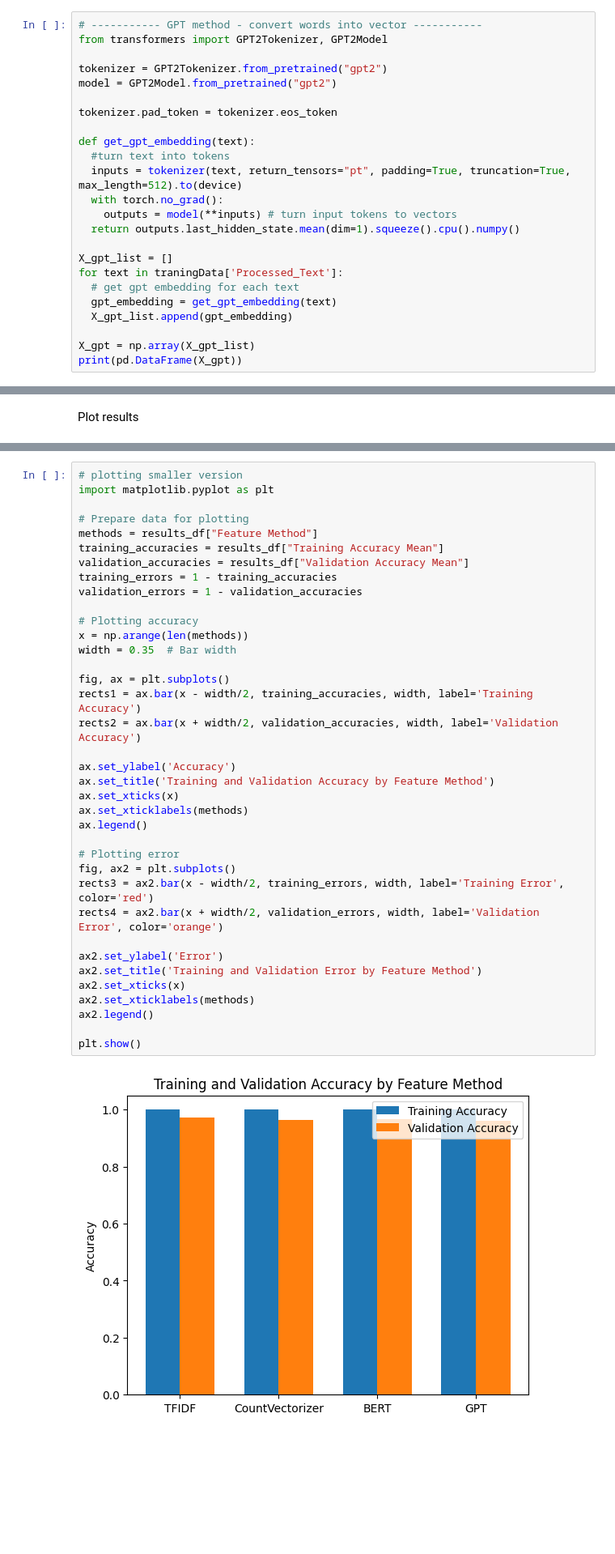
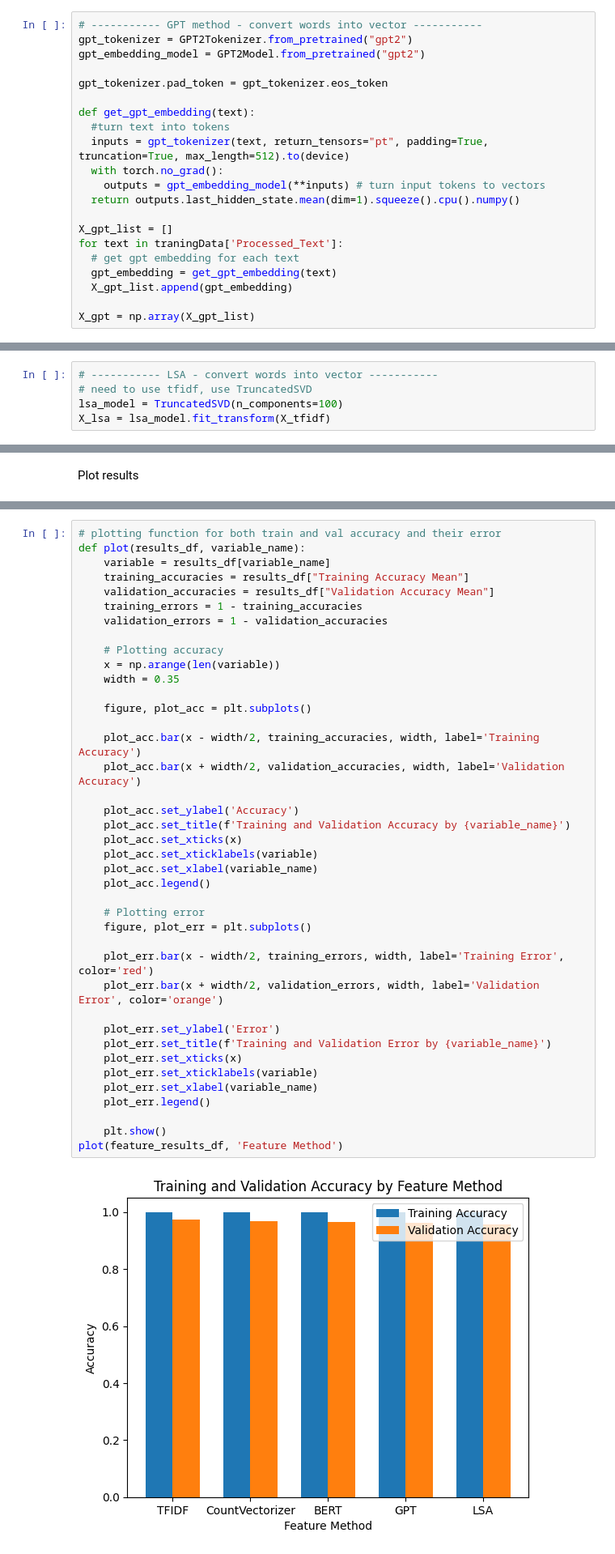
Before and after one commit to nsano1/CSE572HW2, a Jupyter notebook: code.ipynb, the cells around one changed output, grey strips where cells are left out. Shown at 81% size. Saved outputs shown, nothing was run; the diff lists cells and outputs as text; blank space fills up the shorter version.

```diff
--- a/code.ipynb
+++ b/code.ipynb
@@ -190,17 +122,15 @@ print(pd.DataFrame(X_bert))
 # %%
 # ----------- GPT method - convert words into vector -----------
-from transformers import GPT2Tokenizer, GPT2Model
+gpt_tokenizer = GPT2Tokenizer.from_pretrained("gpt2")
+gpt_embedding_model = GPT2Model.from_pretrained("gpt2")
 
-tokenizer = GPT2Tokenizer.from_pretrained("gpt2")
-model = GPT2Model.from_pretrained("gpt2")
-
-tokenizer.pad_token = tokenizer.eos_token
+gpt_tokenizer.pad_token = gpt_tokenizer.eos_token
 
 def get_gpt_embedding(text):
   #turn text into tokens
-  inputs = tokenizer(text, return_tensors="pt", padding=True, truncation=True, max_length=512).to(device)
+  inputs = gpt_tokenizer(text, return_tensors="pt", padding=True, truncation=True, max_length=512).to(device)
   with torch.no_grad():
-    outputs = model(**inputs) # turn input tokens to vectors
+    outputs = gpt_embedding_model(**inputs) # turn input tokens to vectors
   return outputs.last_hidden_state.mean(dim=1).squeeze().cpu().numpy()
 
 X_gpt_list = []
@@ -210,4 +140,3 @@ for text in traningData['Processed_Text']:
   X_gpt_list.append(gpt_embedding)
 
 X_gpt = np.array(X_gpt_list)
-print(pd.DataFrame(X_gpt))
@@ -232 +145,6 @@ print(pd.DataFrame(X_gpt))
+# %%
+# ----------- LSA - convert words into vector -----------
+# need to use tfidf, use TruncatedSVD
+lsa_model = TruncatedSVD(n_components=100)
+X_lsa = lsa_model.fit_transform(X_tfidf)
 # %% [markdown]
@@ -320,39 +222,42 @@ Note: you may need to restart the kernel to use updated packages.
 # %%
-# plotting smaller version
-import matplotlib.pyplot as plt
+# plotting function for both train and val accuracy and their error
+def plot(results_df, variable_name):
+    variable = results_df[variable_name]
+    training_accuracies = results_df["Training Accuracy Mean"]
+    validation_accuracies = results_df["Validation Accuracy Mean"]
+    training_errors = 1 - training_accuracies
+    validation_errors = 1 - validation_accuracies
 
-# Prepare data for plotting
-methods = results_df["Feature Method"]
-training_accuracies = results_df["Training Accuracy Mean"]
-validation_accuracies = results_df["Validation Accuracy Mean"]
-training_errors = 1 - training_accuracies
-validation_errors = 1 - validation_accuracies
+    # Plotting accuracy
+    x = np.arange(len(variable))
+    width = 0.35
 
-# Plotting accuracy
-x = np.arange(len(methods))
-width = 0.35  # Bar width
+    figure, plot_acc = plt.subplots()
 
-fig, ax = plt.subplots()
-rects1 = ax.bar(x - width/2, training_accuracies, width, label='Training Accuracy')
-rects2 = ax.bar(x + width/2, validation_accuracies, width, label='Validation Accuracy')
+    plot_acc.bar(x - width/2, training_accuracies, width, label='Training Accuracy')
+    plot_acc.bar(x + width/2, validation_accuracies, width, label='Validation Accuracy')
 
-ax.set_ylabel('Accuracy')
-ax.set_title('Training and Validation Accuracy by Feature Method')
-ax.set_xticks(x)
-ax.set_xticklabels(methods)
-ax.legend()
+    plot_acc.set_ylabel('Accuracy')
+    plot_acc.set_title(f'Training and Validation Accuracy by {variable_name}')
+    plot_acc.set_xticks(x)
+    plot_acc.set_xticklabels(variable)
+    plot_acc.set_xlabel(variable_name)
+    plot_acc.legend()
 
-# Plotting error
-fig, ax2 = plt.subplots()
-rects3 = ax2.bar(x - width/2, training_errors, width, label='Training Error', color='red')
-rects4 = ax2.bar(x + width/2, validation_errors, width, label='Validation Error', color='orange')
+    # Plotting error
+    figure, plot_err = plt.subplots()
 
-ax2.set_ylabel('Error')
-ax2.set_title('Training and Validation Error by Feature Method')
-ax2.set_xticks(x)
-ax2.set_xticklabels(methods)
-ax2.legend()
+    plot_err.bar(x - width/2, training_errors, width, label='Training Error', color='red')
+    plot_err.bar(x + width/2, validation_errors, width, label='Validation Error', color='orange')
 
-plt.show()
+    plot_err.set_ylabel('Error')
+    plot_err.set_title(f'Training and Validation Error by {variable_name}')
+    plot_err.set_xticks(x)
+    plot_err.set_xticklabels(variable)
+    plot_err.set_xlabel(variable_name)
+    plot_err.legend()
+
+    plt.show()
+plot(feature_results_df, 'Feature Method')
 # %% [output]
-[figure, old version]
+[figure, new version]
```
Also changed, not shown: parts of 35 cells of this notebook, 3 other files.
